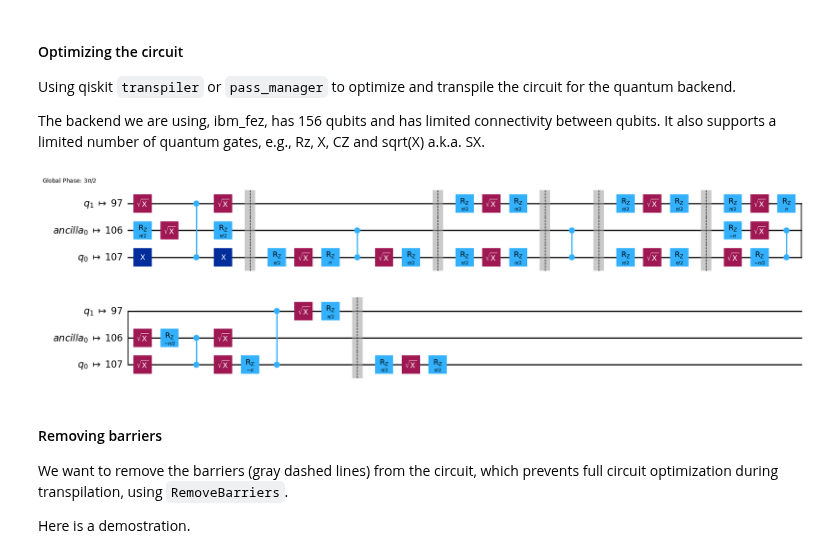
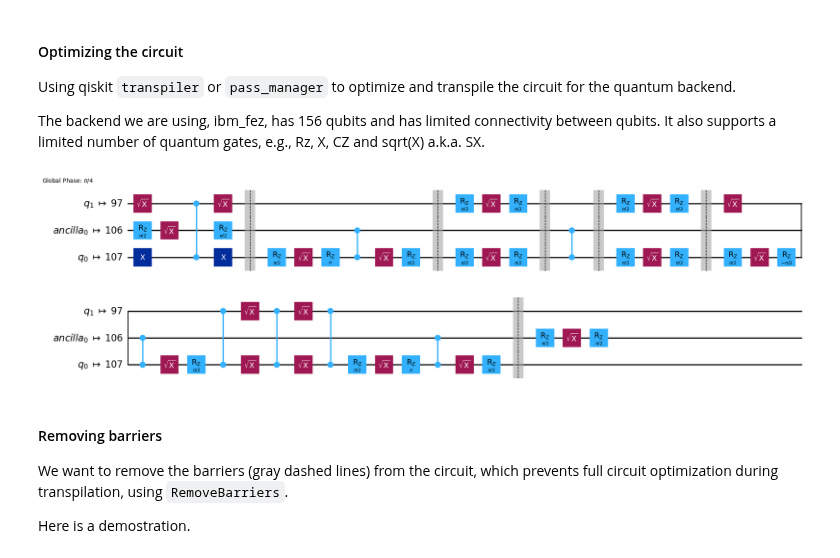
Before and after one commit to Weidsn/Quantum_Computational_Fluid_Dynamics, a Jupyter notebook: Qiskit/vqls_implementation.ipynb, the cells around one changed output. Cells and saved outputs as stored; diff of their text form; code cells hidden in the pictures.

```diff
--- a/Qiskit/vqls_implementation.ipynb
+++ b/Qiskit/vqls_implementation.ipynb
@@ -660,18 +680,18 @@ The backend we are using, ibm_fez, has 156 qubits and has limited connectivity b
 # %%
 L = len(LCU.paulis)
 n = nqubits
 l = LCU.paulis[1]
 lp = LCU.paulis[2] # from 1 to
 j = 0 # from -1 to nqubits
 part = "Re"
 
 qc = local_hadamard_test(params1, nqubits=2, l=l, j=j, lp=lp, part=part)
 
-qc_transpiled = transpile(qc, backend = backend, layout_method="dense",)
+qc_transpiled = transpile(qc, backend = backend, layout_method="dense",optimization_level=3)
 # display(new_dense.draw("mpl", idle_wires= False))
 display(qc_transpiled.draw("mpl", idle_wires=False))
 # %% [output]
-[figure, old version]
+[figure, new version]
 # %% [markdown]
 #### Removing barriers
 
```
Also changed, not shown: parts of 11 cells of this notebook.
